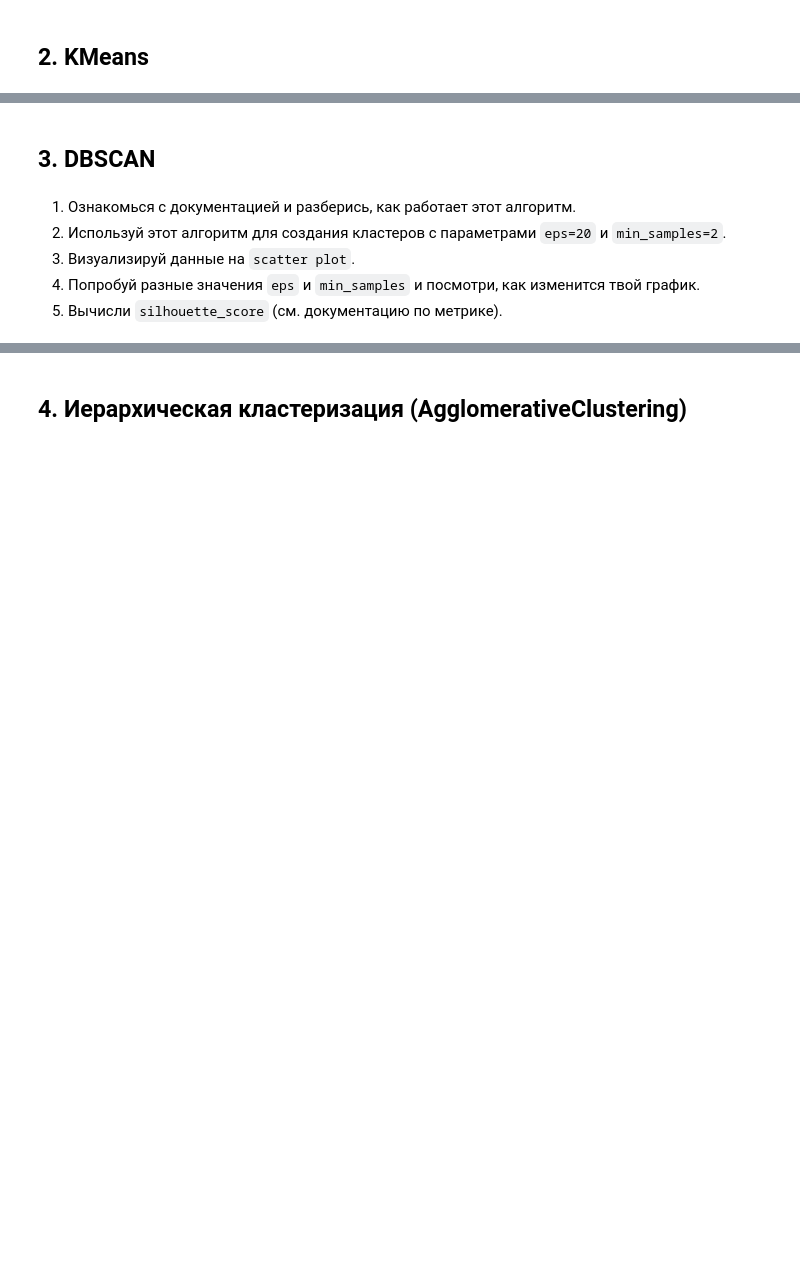
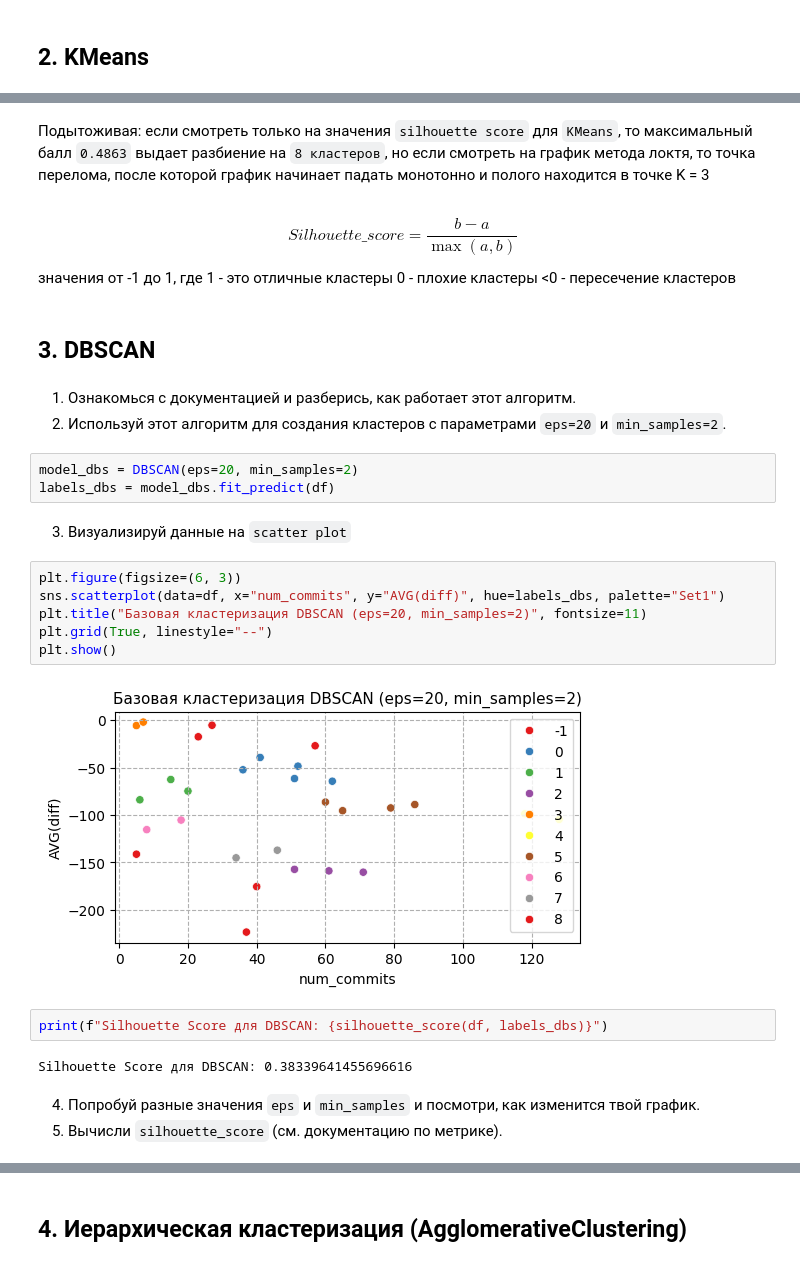
Before and after one commit to RunForJoy/ml-fundamentals-classification-regression-clustering, a Jupyter notebook: src/ex05/05_clustering_RU.ipynb, the cells around one changed output, grey strips where cells are left out. Saved outputs shown, nothing was run; the diff lists cells and outputs as text; blank space fills up the shorter version.

```diff
--- a/src/ex05/05_clustering_RU.ipynb
+++ b/src/ex05/05_clustering_RU.ipynb
@@ -19,8 +90,33 @@
+# %% [markdown]
+Подытоживая: если смотреть только на значения `silhouette score` для `KMeans`, то максимальный балл `0.4863` выдает разбиение на `8 кластеров`, но если смотреть на график метода локтя, то точка перелома, после которой график начинает падать монотонно и полого находится в точке K = 3
+# %% [markdown]
+$$Silhouette\_score = \frac{b - a}{\max(a, b)}$$
+значения от -1 до 1, где
+1  - это отличные кластеры
+0   - плохие кластеры
+<0  - пересечение кластеров
 # %% [markdown]
 ## 3. DBSCAN
 # %% [markdown]
 1. Ознакомься с документацией и разберись, как работает этот алгоритм.
 2. Используй этот алгоритм для создания кластеров с параметрами `eps=20` и `min_samples=2`.
-3. Визуализируй данные на `scatter plot`.
-4. Попробуй разные значения `eps` и `min_samples` и посмотри, как изменится твой график.
-5. Вычисли `silhouette_score` (см. документацию по метрике).
+# %%
+model_dbs = DBSCAN(eps=20, min_samples=2)
+labels_dbs = model_dbs.fit_predict(df)
+# %% [markdown]
+3. Визуализируй данные на `scatter plot`
+# %%
+plt.figure(figsize=(6, 3))
+sns.scatterplot(data=df, x="num_commits", y="AVG(diff)", hue=labels_dbs, palette="Set1")
+plt.title("Базовая кластеризация DBSCAN (eps=20, min_samples=2)", fontsize=11)
+plt.grid(True, linestyle="--")
+plt.show()
+# %% [output]
+[figure, added]
+# %%
+print(f"Silhouette Score для DBSCAN: {silhouette_score(df, labels_dbs)}")
+# %% [output]
+Silhouette Score для DBSCAN: 0.38339641455696616
+# %% [markdown]
+4. Попробуй разные значения `eps` и `min_samples` и посмотри, как изменится твой график.
+5. Вычисли `silhouette_score` (см. документацию по метрике).
```
Also changed, not shown: parts of 23 cells of this notebook.
